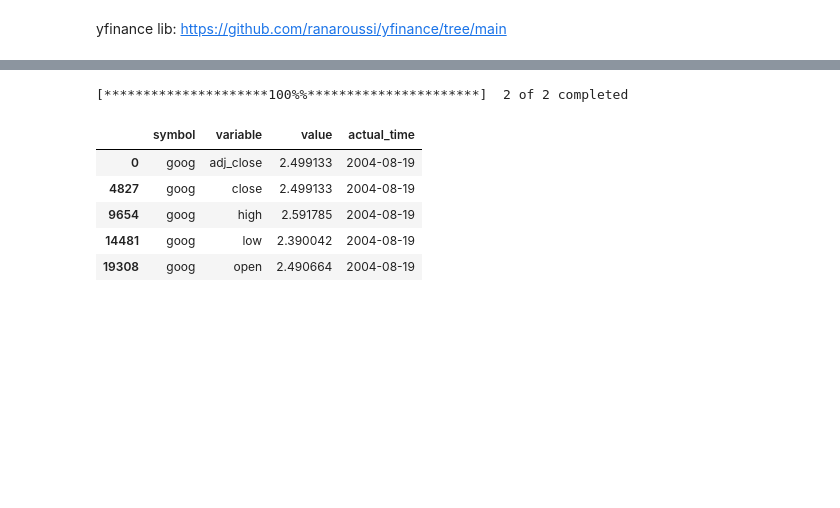
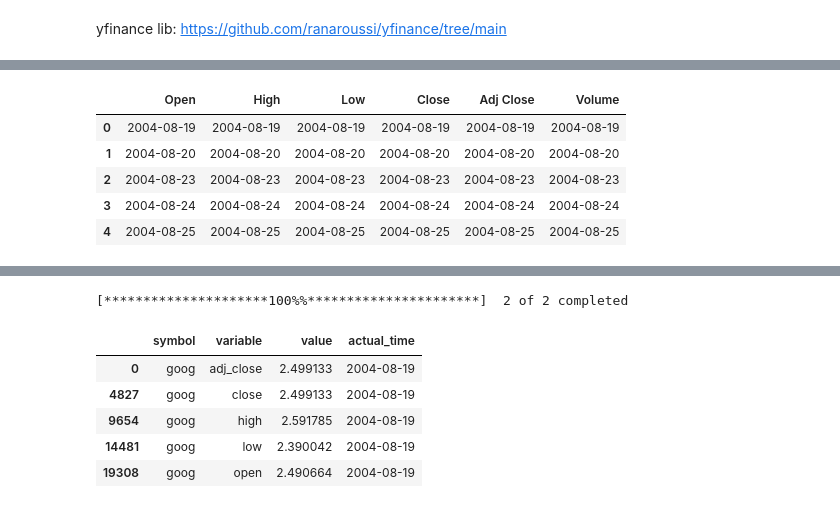
Before and after one commit to jtviegas/nihao, a Jupyter notebook: notebooks/fetcher.ipynb, the cells around one changed output, grey strips where cells are left out. Cells and saved outputs as stored; diff of their text form; code cells hidden in the pictures; blank space fills up the shorter version.

```diff
--- a/notebooks/fetcher.ipynb
+++ b/notebooks/fetcher.ipynb
@@ -34,0 +106,19 @@ import yfinance as yf
+# %%
+df = pd.DataFrame(
+                  {'Open': [datetime.fromisoformat('2004-08-19 00:00:00') , datetime.fromisoformat('2004-08-20 00:00:00'), datetime.fromisoformat('2004-08-23 00:00:00'), datetime.fromisoformat('2004-08-24 00:00:00'), datetime.fromisoformat('2004-08-25 00:00:00')],
+                   'High': [datetime.fromisoformat('2004-08-19 00:00:00'), datetime.fromisoformat('2004-08-20 00:00:00'), datetime.fromisoformat('2004-08-23 00:00:00'), datetime.fromisoformat('2004-08-24 00:00:00'), datetime.fromisoformat('2004-08-25 00:00:00')],
+                   'Low': [datetime.fromisoformat('2004-08-19 00:00:00'), datetime.fromisoformat('2004-08-20 00:00:00'), datetime.fromisoformat('2004-08-23 00:00:00'), datetime.fromisoformat('2004-08-24 00:00:00'), datetime.fromisoformat('2004-08-25 00:00:00')],
+                   'Close': [datetime.fromisoformat('2004-08-19 00:00:00'), datetime.fromisoformat('2004-08-20 00:00:00'), datetime.fromisoformat('2004-08-23 00:00:00'), datetime.fromisoformat('2004-08-24 00:00:00'), datetime.fromisoformat('2004-08-25 00:00:00')],
+                   'Adj Close': [datetime.fromisoformat('2004-08-19 00:00:00'), datetime.fromisoformat('2004-08-20 00:00:00'), datetime.fromisoformat('2004-08-23 00:00:00'), datetime.fromisoformat('2004-08-24 00:00:00'), datetime.fromisoformat('2004-08-25 00:00:00')],
+                   'Volume': [datetime.fromisoformat('2004-08-19 00:00:00'), datetime.fromisoformat('2004-08-20 00:00:00'), datetime.fromisoformat('2004-08-23 00:00:00'), datetime.fromisoformat('2004-08-24 00:00:00'), datetime.fromisoformat('2004-08-25 00:00:00')]
+                   }
+    )
+# %%
+df.head()
+# %% [output]
+|  | Open | High | Low | Close | Adj Close | Volume |
+| 0 | 2004-08-19 | 2004-08-19 | 2004-08-19 | 2004-08-19 | 2004-08-19 | 2004-08-19 |
+| 1 | 2004-08-20 | 2004-08-20 | 2004-08-20 | 2004-08-20 | 2004-08-20 | 2004-08-20 |
+| 2 | 2004-08-23 | 2004-08-23 | 2004-08-23 | 2004-08-23 | 2004-08-23 | 2004-08-23 |
+| 3 | 2004-08-24 | 2004-08-24 | 2004-08-24 | 2004-08-24 | 2004-08-24 | 2004-08-24 |
+| 4 | 2004-08-25 | 2004-08-25 | 2004-08-25 | 2004-08-25 | 2004-08-25 | 2004-08-25 |
```
Also changed, not shown: parts of 16 cells of this notebook, 15 other files.
